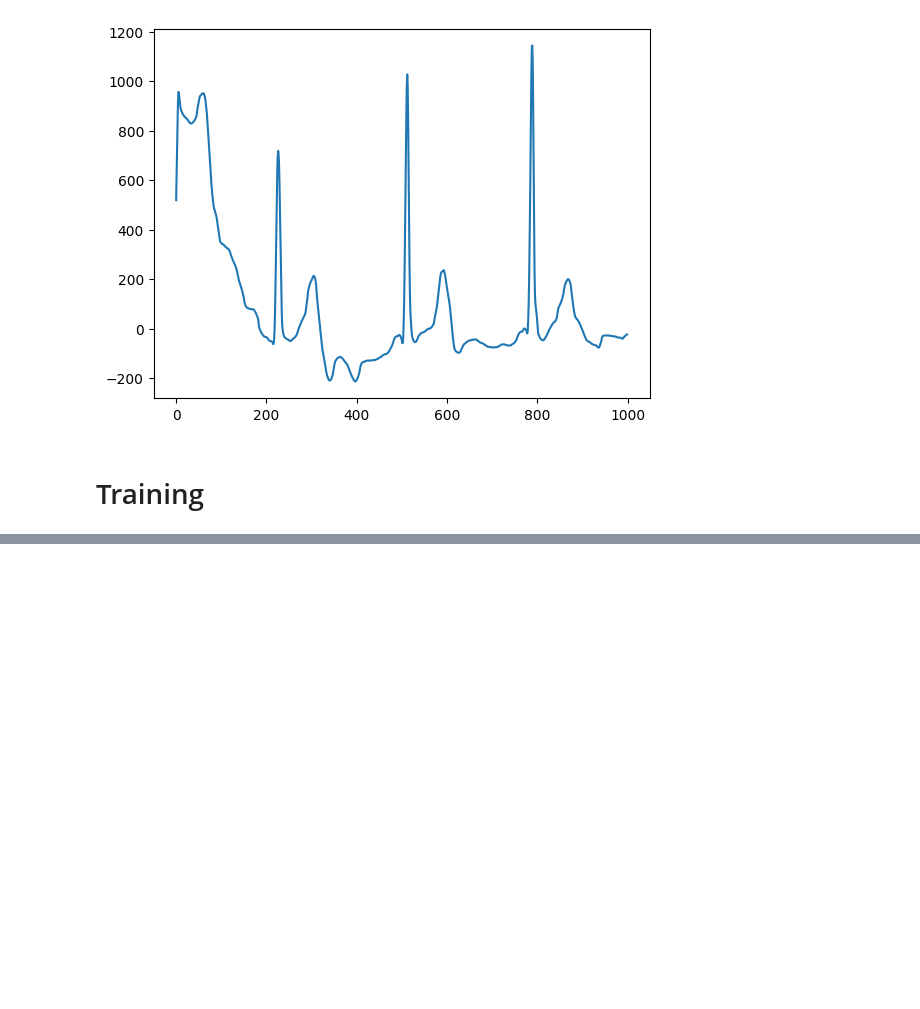
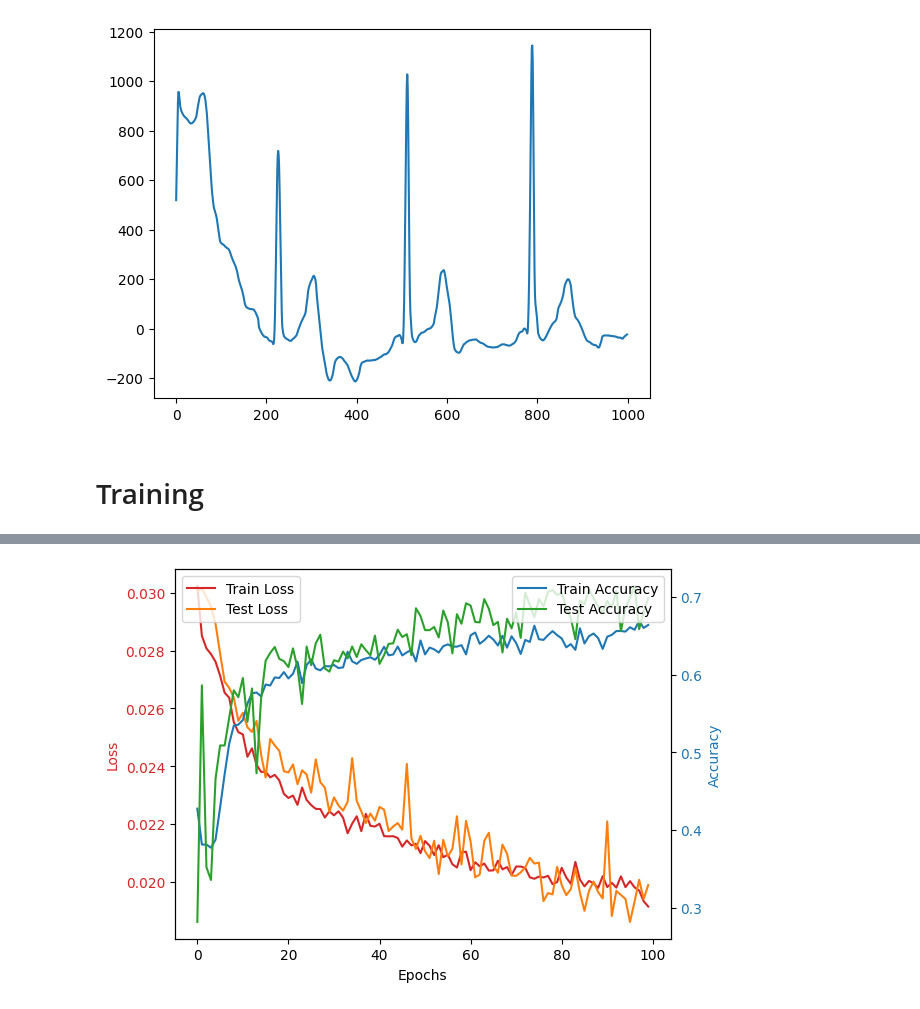
Before and after one commit to MattyAB/ecg_transfer, a Jupyter notebook: ecg.ipynb, the cells around one changed output, grey strips where cells are left out. Cells and saved outputs as stored; diff of their text form; code cells hidden in the pictures; blank space fills up the shorter version.

```diff
--- a/ecg.ipynb
+++ b/ecg.ipynb
@@ -76,3 +91,7 @@ KeyboardInterrupt:
+# %%
+plot_tt_graph(history, idx=0)
+# %% [output]
+[figure, added]
 # %%
 ## Build model on entire 1lead dataset and save to buffer
 
```
Also changed, not shown: parts of 4 cells of this notebook, 1 other file.
